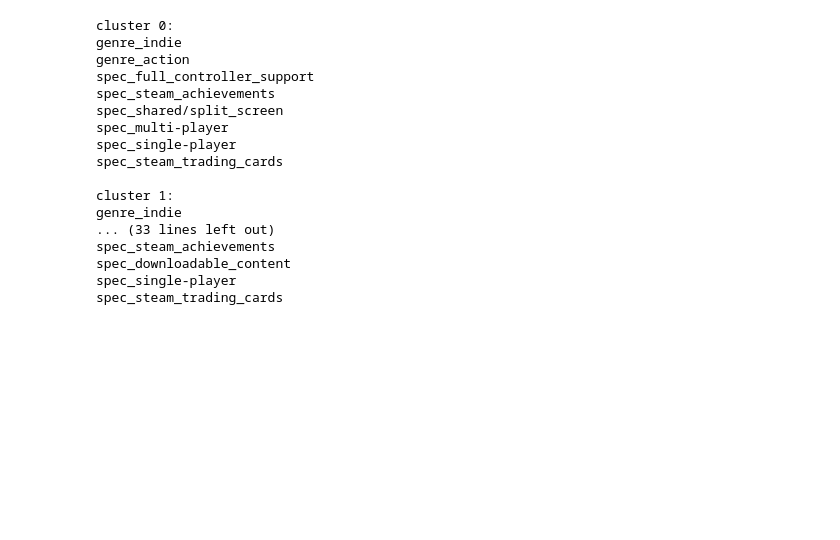
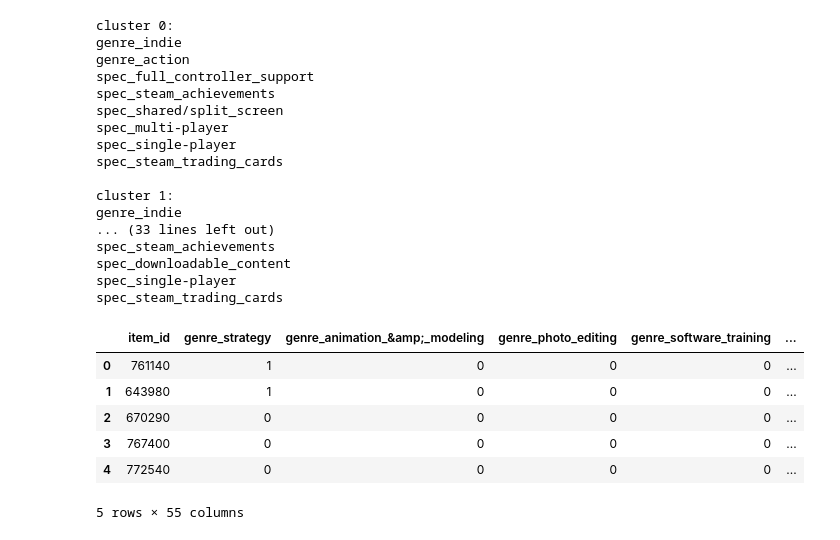
Before and after one commit to itselavia/sjsu-cmpe-256-group-project, a Jupyter notebook: experiment_4/Using K-mode Clustering, analyze game bundles.ipynb, the cells around one changed output. Drawn from its saved outputs; the diff is of its cells as text; code cells hidden in the pictures; blank space fills up the shorter version.

```diff
--- a/experiment_4/Using K-mode Clustering, analyze game bundles.ipynb
+++ b/experiment_4/Using K-mode Clustering, analyze game bundles.ipynb
@@ -140,0 +176,13 @@ spec_steam_trading_cards
+# %%
+import json
+item_ids = pd.read_csv("/Users/akshay/sjsu-cmpe-256-group-project/experiment3/item-genre-spec.csv", sep=",")["item_id"]
+item_with_clusters = pd.concat([item_ids, combined_df], axis = 1)
+item_with_clusters.head()
+# %% [output]
+|  | item_id | genre_strategy | genre_animation_&amp;_modeling | genre_photo_editing | genre_software_training | ... |
+| 0 | 761140 | 1 | 0 | 0 | 0 | ... |
+| 1 | 643980 | 1 | 0 | 0 | 0 | ... |
+| 2 | 670290 | 0 | 0 | 0 | 0 | ... |
+| 3 | 767400 | 0 | 0 | 0 | 0 | ... |
+| 4 | 772540 | 0 | 0 | 0 | 0 | ... |
+5 rows × 55 columns
```
Also changed, not shown: parts of 3 cells of this notebook, 1 other file.
